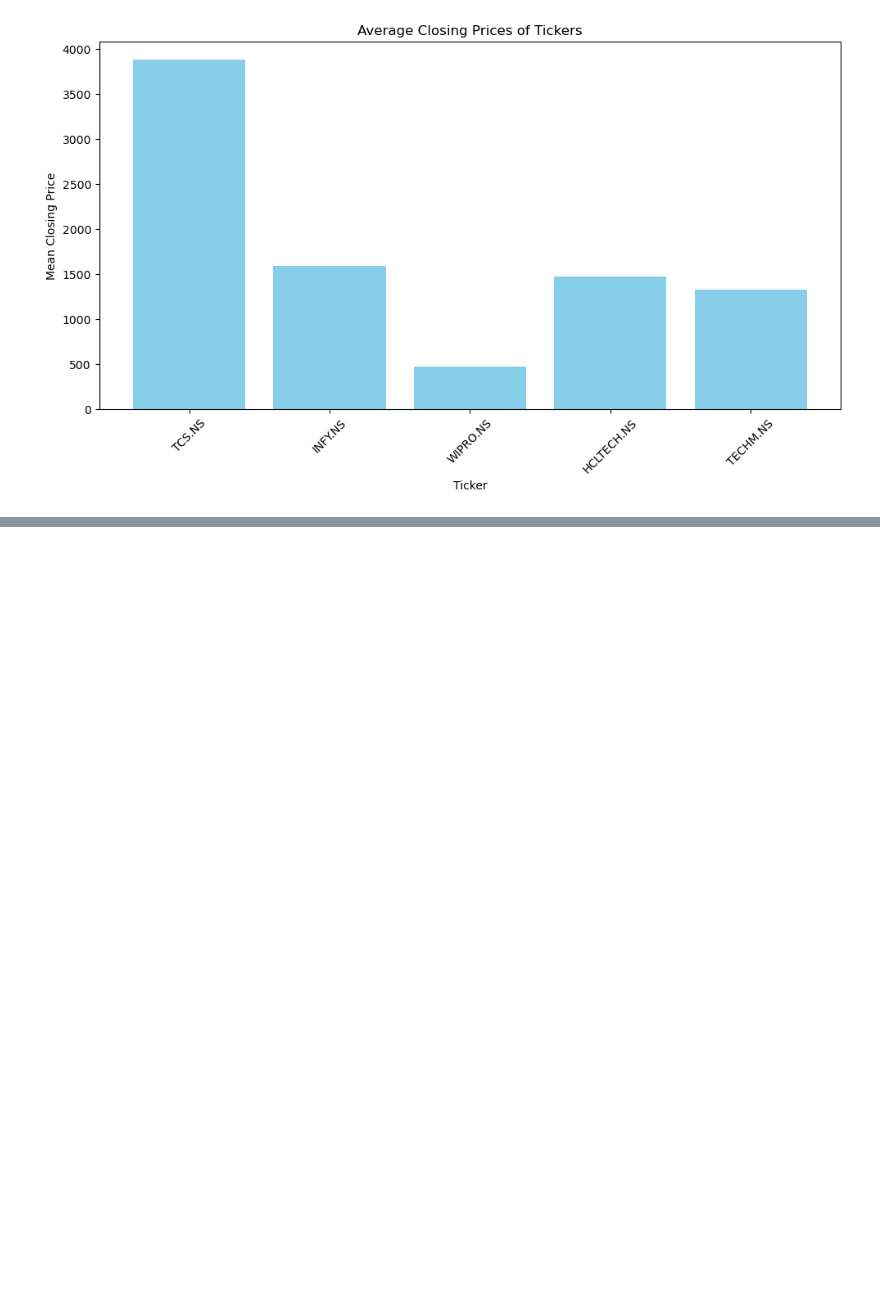
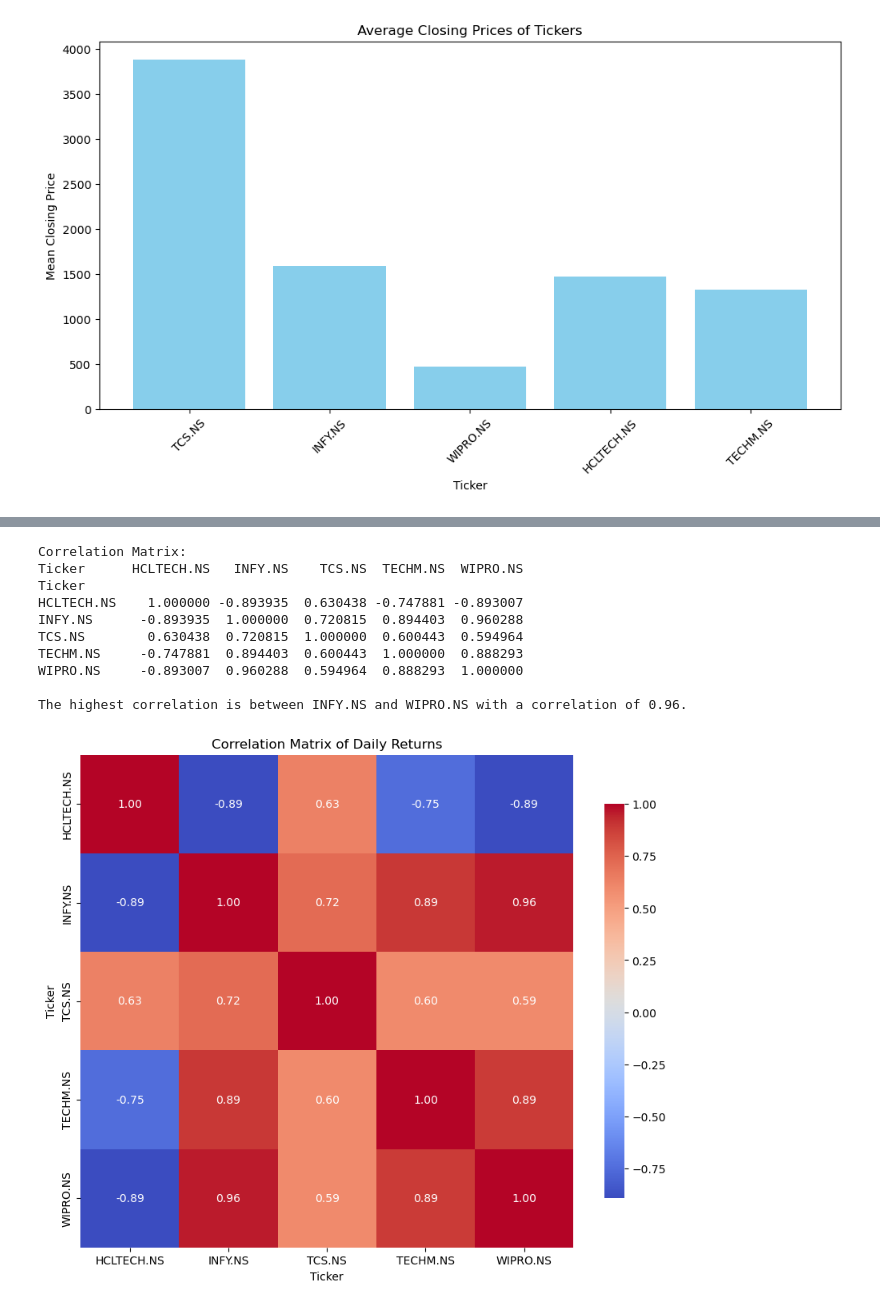
Before and after one commit to kakani17481a0566/My_Projects, a Jupyter notebook: EDA/live_stock/it.ipynb, the cells around one changed output, grey strips where cells are left out. Drawn from its saved outputs; the diff is of its cells as text; code cells hidden in the pictures; blank space fills up the shorter version.

```diff
--- a/EDA/live_stock/it.ipynb
+++ b/EDA/live_stock/it.ipynb
@@ -390,2 +395,48 @@ plt.show()
+# %%
+import pandas as pd
+import numpy as np
+import matplotlib.pyplot as plt
+import seaborn as sns
+
+# Assuming df_6 is your existing DataFrame
+# Calculate daily returns
+df_6['Daily_Return'] = df_6['Close'].pct_change()
+
+# Pivot the DataFrame to get daily returns for each ticker
+daily_returns = df_6.pivot_table(values='Daily_Return', index='Date', columns='Ticker')
+
+# Calculate the correlation matrix
+correlation_matrix = daily_returns.corr()
+
+# Print the correlation matrix
+print("Correlation Matrix:")
+print(correlation_matrix)
+
+# Get the upper triangle of the correlation matrix
+upper = correlation_matrix.where(np.triu(np.ones(correlation_matrix.shape), k=1).astype(bool))
+
+# Find the highest correlation pair
+highest_correlation = upper.stack().idxmax()
+highest_value = upper.stack().max()
+
+print(f"\nThe highest correlation is between {highest_correlation[0]} and {highest_correlation[1]} with a correlation of {highest_value:.2f}.")
+
+# Create a heatmap of the correlation matrix
+plt.figure(figsize=(10, 8))
+sns.heatmap(correlation_matrix, annot=True, fmt=".2f", cmap='coolwarm', square=True, cbar_kws={"shrink": .8})
+plt.title('Correlation Matrix of Daily Returns')
+plt.show()
+# %% [output]
+Correlation Matrix:
+Ticker      HCLTECH.NS   INFY.NS    TCS.NS  TECHM.NS  WIPRO.NS
+Ticker
+HCLTECH.NS    1.000000 -0.893935  0.630438 -0.747881 -0.893007
+INFY.NS      -0.893935  1.000000  0.720815  0.894403  0.960288
+TCS.NS        0.630438  0.720815  1.000000  0.600443  0.594964
+TECHM.NS     -0.747881  0.894403  0.600443  1.000000  0.888293
+WIPRO.NS     -0.893007  0.960288  0.594964  0.888293  1.000000
+
+The highest correlation is between INFY.NS and WIPRO.NS with a correlation of 0.96.
+[figure, added]
 # %%
 # %% [output]
```
Also changed, not shown: parts of 13 cells of this notebook, 1 other file.
